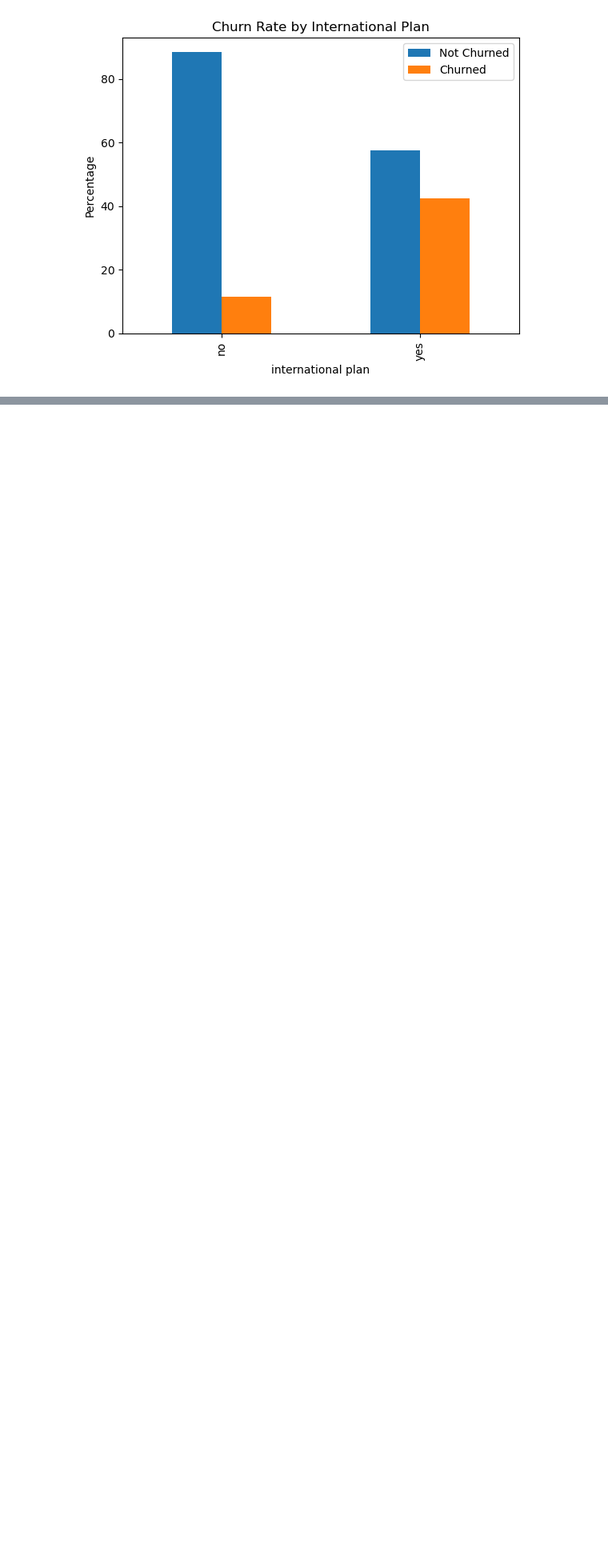
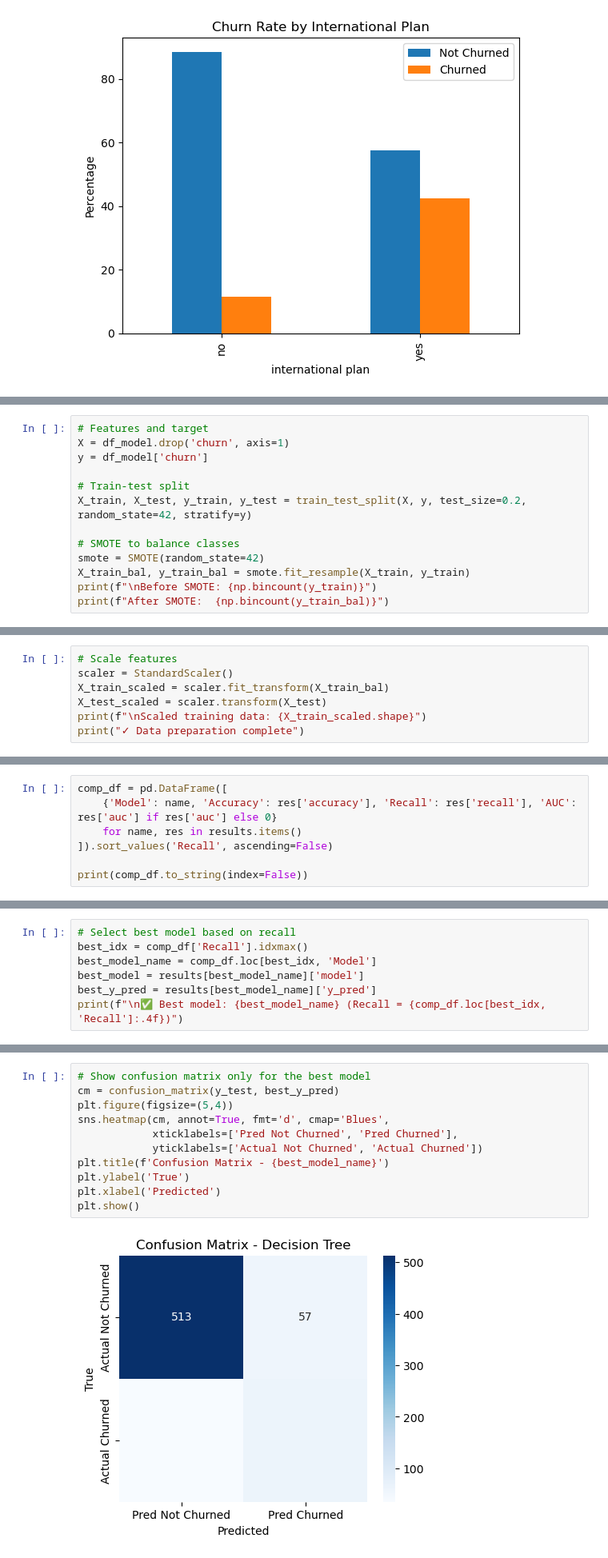
Before and after one commit to wambomuchiri-cell/PHASE-3-PROJECT, a Jupyter notebook: Untitled-1.ipynb, the cells around one changed output, grey strips where cells are left out. Shown at 80% size. Drawn from its saved outputs; the diff is of its cells as text; blank space fills up the shorter version.

```diff
--- a/Untitled-1.ipynb
+++ b/Untitled-1.ipynb
@@ -194,0 +248,13 @@ if 'international plan' in df_clean.columns:
+# %%
+# Features and target
+X = df_model.drop('churn', axis=1)
+y = df_model['churn']
+
+# Train-test split
+X_train, X_test, y_train, y_test = train_test_split(X, y, test_size=0.2, random_state=42, stratify=y)
+
+# SMOTE to balance classes
+smote = SMOTE(random_state=42)
+X_train_bal, y_train_bal = smote.fit_resample(X_train, y_train)
+print(f"\nBefore SMOTE: {np.bincount(y_train)}")
+print(f"After SMOTE:  {np.bincount(y_train_bal)}")
@@ -194,0 +264,7 @@ if 'international plan' in df_clean.columns:
+# %%
+# Scale features
+scaler = StandardScaler()
+X_train_scaled = scaler.fit_transform(X_train_bal)
+X_test_scaled = scaler.transform(X_test)
+print(f"\nScaled training data: {X_train_scaled.shape}")
+print("✓ Data preparation complete")
@@ -194,0 +344,7 @@ if 'international plan' in df_clean.columns:
+# %%
+comp_df = pd.DataFrame([
+    {'Model': name, 'Accuracy': res['accuracy'], 'Recall': res['recall'], 'AUC': res['auc'] if res['auc'] else 0}
+    for name, res in results.items()
+]).sort_values('Recall', ascending=False)
+
+print(comp_df.to_string(index=False))
@@ -194,0 +357,7 @@ if 'international plan' in df_clean.columns:
+# %%
+# Select best model based on recall
+best_idx = comp_df['Recall'].idxmax()
+best_model_name = comp_df.loc[best_idx, 'Model']
+best_model = results[best_model_name]['model']
+best_y_pred = results[best_model_name]['y_pred']
+print(f"\n✅ Best model: {best_model_name} (Recall = {comp_df.loc[best_idx, 'Recall']:.4f})")
@@ -194,0 +366,13 @@ if 'international plan' in df_clean.columns:
+# %%
+# Show confusion matrix only for the best model
+cm = confusion_matrix(y_test, best_y_pred)
+plt.figure(figsize=(5,4))
+sns.heatmap(cm, annot=True, fmt='d', cmap='Blues',
+            xticklabels=['Pred Not Churned', 'Pred Churned'],
+            yticklabels=['Actual Not Churned', 'Actual Churned'])
+plt.title(f'Confusion Matrix - {best_model_name}')
+plt.ylabel('True')
+plt.xlabel('Predicted')
+plt.show()
+# %% [output]
+[figure, added]
```
Also changed, not shown: parts of 25 cells of this notebook.
